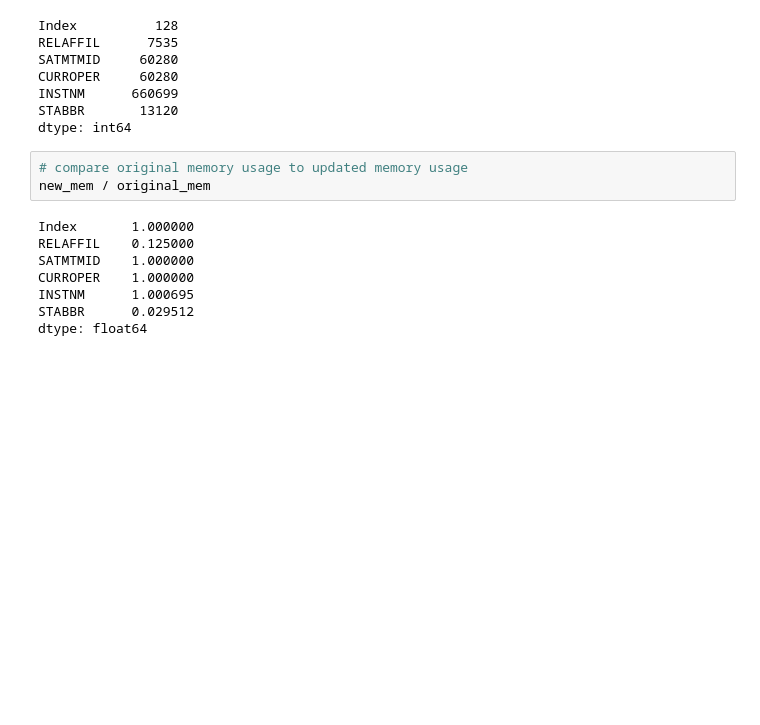
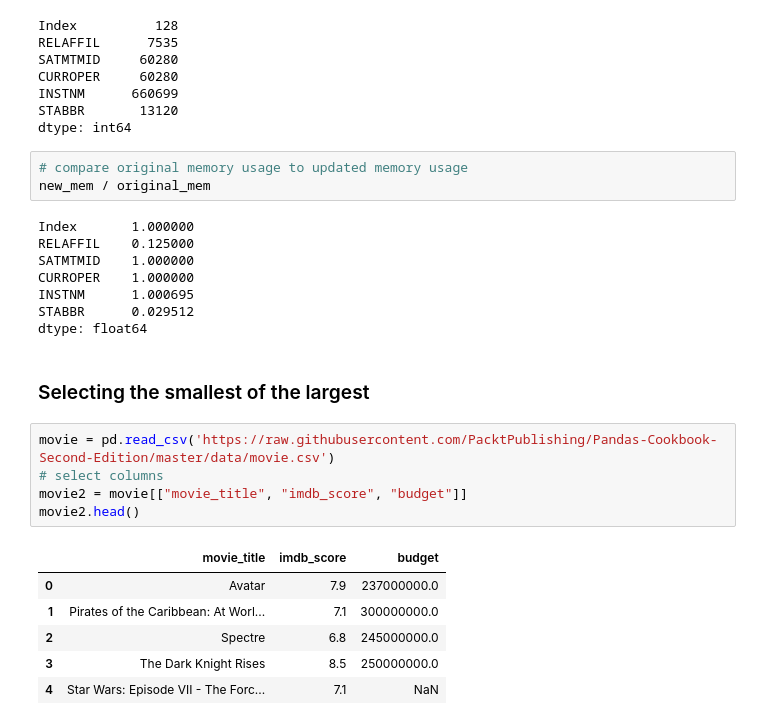
Before and after one commit to bdunn20/book_code, a Jupyter notebook: pandas_1.X_cookbook/Ch_4_Beginning_Data_Analysis.ipynb, the cells around one changed output. Cells and saved outputs as stored; diff of their text form; blank space fills up the shorter version.

```diff
--- a/pandas_1.X_cookbook/Ch_4_Beginning_Data_Analysis.ipynb
+++ b/pandas_1.X_cookbook/Ch_4_Beginning_Data_Analysis.ipynb
@@ -215,3 +217,17 @@ CURROPER    1.000000
 INSTNM      1.000695
 STABBR      0.029512
 dtype: float64
+# %% [markdown]
+### Selecting the smallest of the largest
+# %%
+movie = pd.read_csv('https://raw.githubusercontent.com/PacktPublishing/Pandas-Cookbook-Second-Edition/master/data/movie.csv')
+# select columns
+movie2 = movie[["movie_title", "imdb_score", "budget"]]
+movie2.head()
+# %% [output]
+|  | movie_title | imdb_score | budget |
+| 0 | Avatar | 7.9 | 237000000.0 |
+| 1 | Pirates of the Caribbean: At Worl... | 7.1 | 300000000.0 |
+| 2 | Spectre | 6.8 | 245000000.0 |
+| 3 | The Dark Knight Rises | 8.5 | 250000000.0 |
+| 4 | Star Wars: Episode VII - The Forc... | 7.1 | NaN |
```
Also changed, not shown: parts of 10 cells of this notebook.
